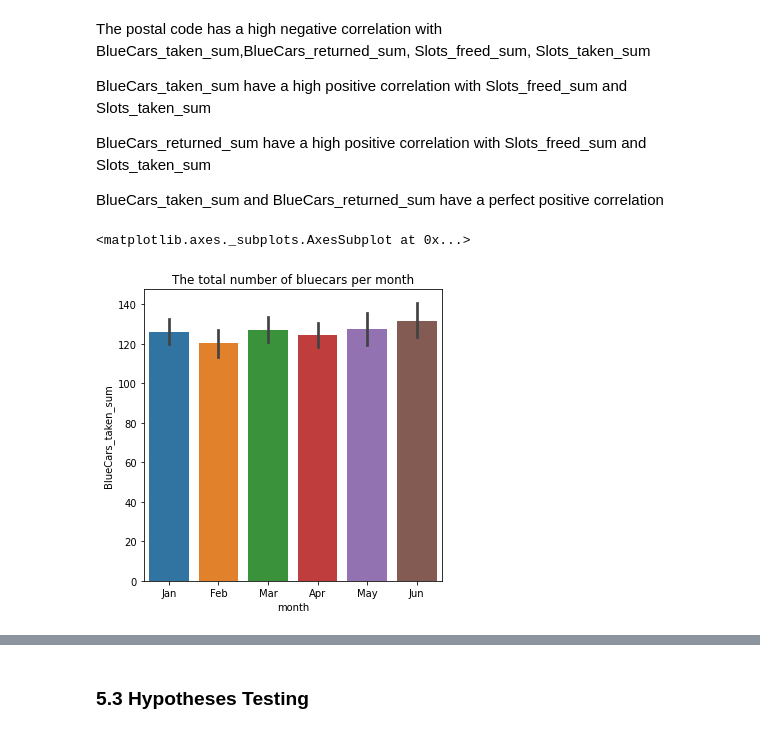
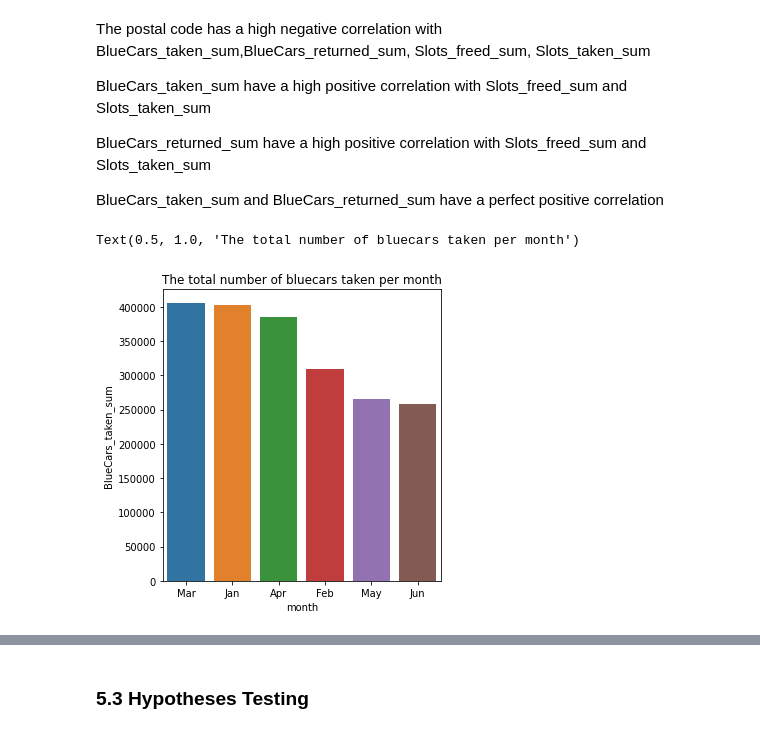
Before and after one commit to WilkisterMbaka/Autolib-EDA-and-Hypotheses-Testing-, a Jupyter notebook: Moringa_Data_Science_Core_W4_Independent_Project_2022_05_Wilkister_Mbaka.ipynb, the cells around one changed output, grey strips where cells are left out. Saved outputs shown, nothing was run; the diff lists cells and outputs as text; code cells hidden in the pictures.

```diff
--- a/Moringa_Data_Science_Core_W4_Independent_Project_2022_05_Wilkister_Mbaka.ipynb
+++ b/Moringa_Data_Science_Core_W4_Independent_Project_2022_05_Wilkister_Mbaka.ipynb
@@ -485,11 +483,15 @@ BlueCars_taken_sum have a high positive correlation with Slots_freed_sum and	Slo
 BlueCars_returned_sum have a high positive correlation with Slots_freed_sum and	Slots_taken_sum
 
 BlueCars_taken_sum and BlueCars_returned_sum have a perfect positive correlation
-# %%
-# The number of blue cars taken by month
-# fig, ax=plt.subplots(figsize=(8,6))
-plt.title('The total number of bluecars per month')
-sns.barplot(x='month',y='BlueCars_taken_sum',data=df)
-# %% [output]
-<matplotlib.axes._subplots.AxesSubplot at 0x...>
-[figure, removed]
+# %%
+# The number of blue cars taken by month
+#calculate sum of values by group
+df_btaken= df.groupby(['month'])['BlueCars_taken_sum'].sum().sort_values(ascending= False)
+df_btaken = df_btaken.reset_index()
+
+#create bar plot by group
+sns.barplot(x='month',y='BlueCars_taken_sum',data=df_btaken)
+plt.title('The total number of bluecars taken per month')
+# %% [output]
+Text(0.5, 1.0, 'The total number of bluecars taken per month')
+[figure, added]
```
Also changed, not shown: parts of 20 cells of this notebook.
